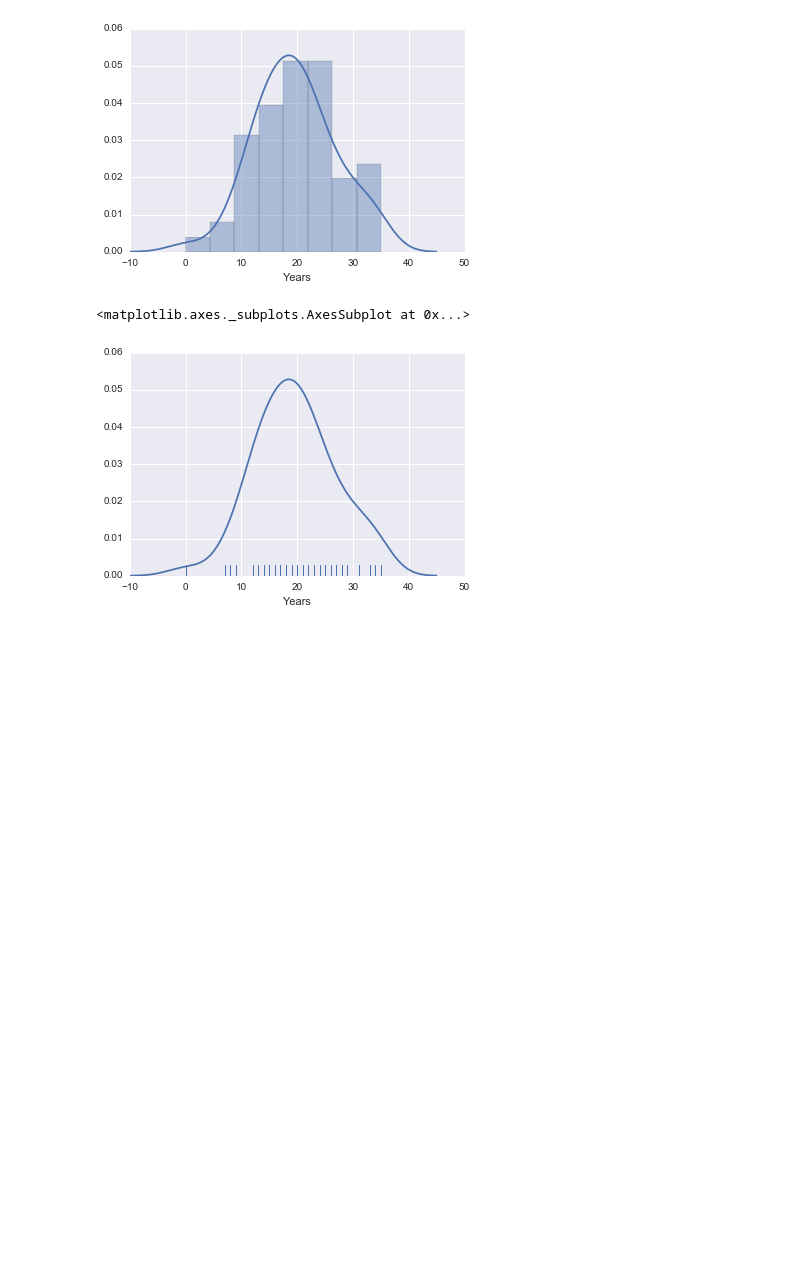
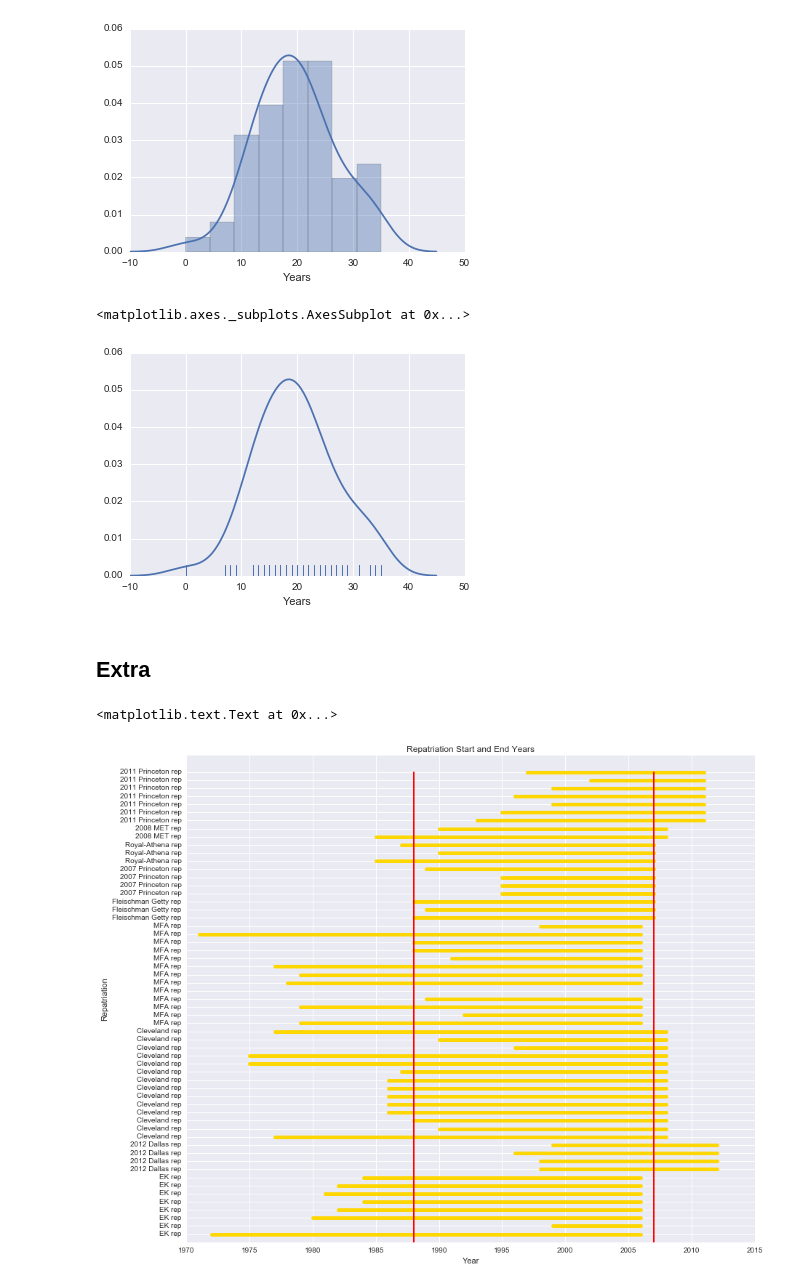
Before and after one commit to TomPiona/AndersonModule, a Jupyter notebook: Visualization/Medici Box Plot.ipynb, the cells around one changed output. Saved outputs shown, nothing was run; the diff lists cells and outputs as text; code cells hidden in the pictures; blank space fills up the shorter version.

Commit message:
box plot

```diff
--- a/Visualization/Medici Box Plot.ipynb
+++ b/Visualization/Medici Box Plot.ipynb
@@ -32,3 +33,6 @@ years
 | nan | nan | 21 | 15 | nan | nan | nan | nan | nan |
 | nan | nan | 33 | 18 | nan | nan | nan | nan | nan |
 ... (4 rows omitted)
+# %%
+start_and_end = Table().read_table('cultural_repatriation_medici_scandal_years.csv')
+start_and_end
@@ -94,3 +111,35 @@ sns.distplot(rebuilt_df['Years'], rug=True, hist=False)
 # %% [output]
 <matplotlib.axes._subplots.AxesSubplot at 0x...>
 [figure]
+# %% [markdown]
+## Extra
+# %%
+# flipping start_and_end on its side to make it easier to plot
+replication_number = np.ndarray.astype(np.arange(1, start_and_end.num_rows+1), str)
+sideways_table = Table(replication_number).with_rows(make_array(start_and_end.column('year_bought'), start_and_end.column('repatriation_year')))
+
+# we will plot these on the graph
+median_start_year = np.median(start_and_end.column('year_bought'))
+median_end_year = np.median(start_and_end.column('repatriation_year'))
+
+# changing the size of our graph
+plt.figure(figsize=(14,12))
+
+# plotting each rep's line, iterating through each column of sideways_table
+for i in np.arange(0,start_and_end.num_rows):
+    ends = sideways_table.column(i)
+    plt.plot(ends, make_array(i+1, i+1), color='gold', lw=5)
+
+# plotting the median values
+plt.plot(make_array(median_start_year, median_start_year), make_array(0, start_and_end.num_rows), color='red', lw=2)
+plt.plot(make_array(median_end_year, median_end_year), make_array(0, start_and_end.num_rows), color='red', lw=2)
+
+# changing the numerical y-ticks to be the rep that the number represents
+plt.yticks(np.arange(1,start_and_end.num_rows+1) , start_and_end.column('repatriation'))
+
+plt.xlabel('Year')
+plt.ylabel('Repatriation')
+plt.title('Repatriation Start and End Years')
+# %% [output]
+<matplotlib.text.Text at 0x...>
+[figure, added]
```
Also changed, not shown: parts of 3 cells of this notebook, 1 other file.
